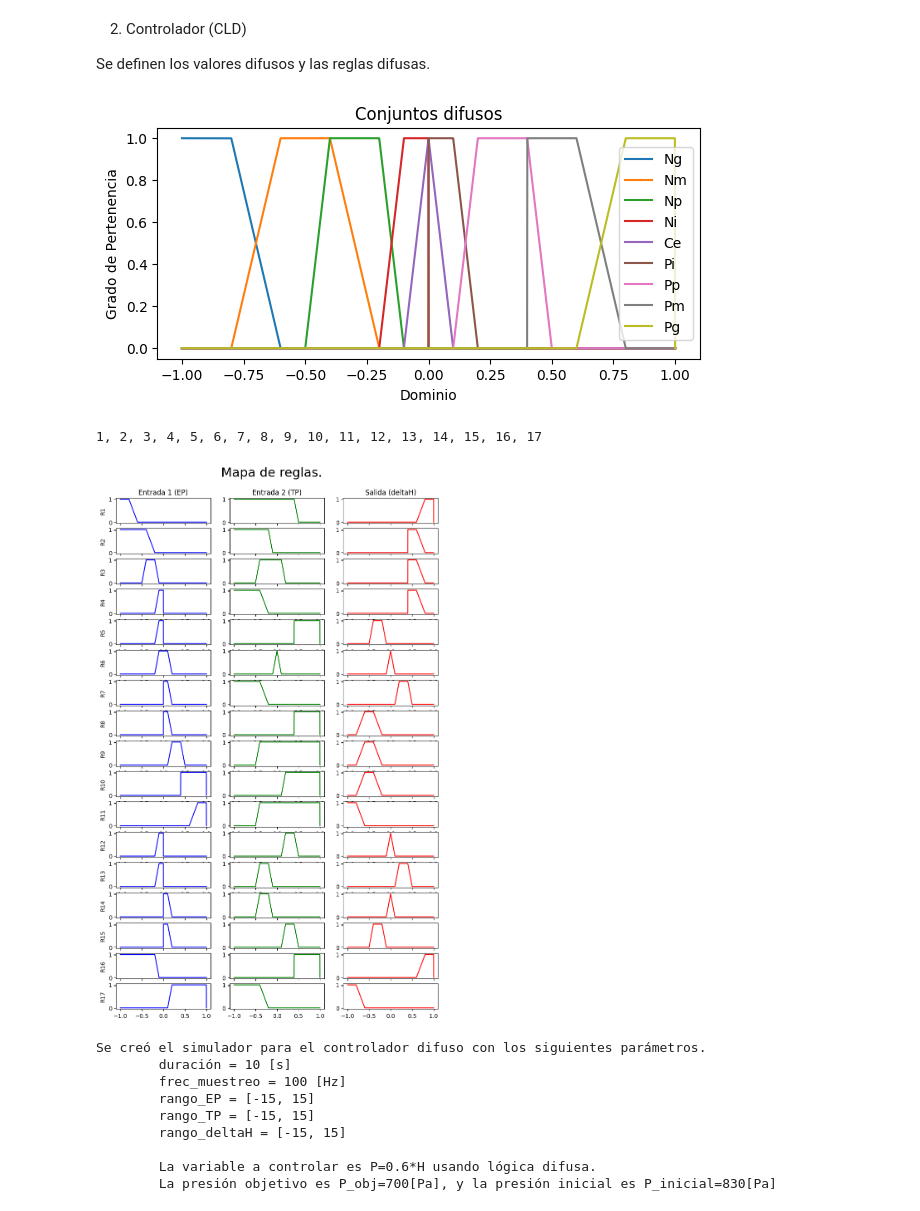
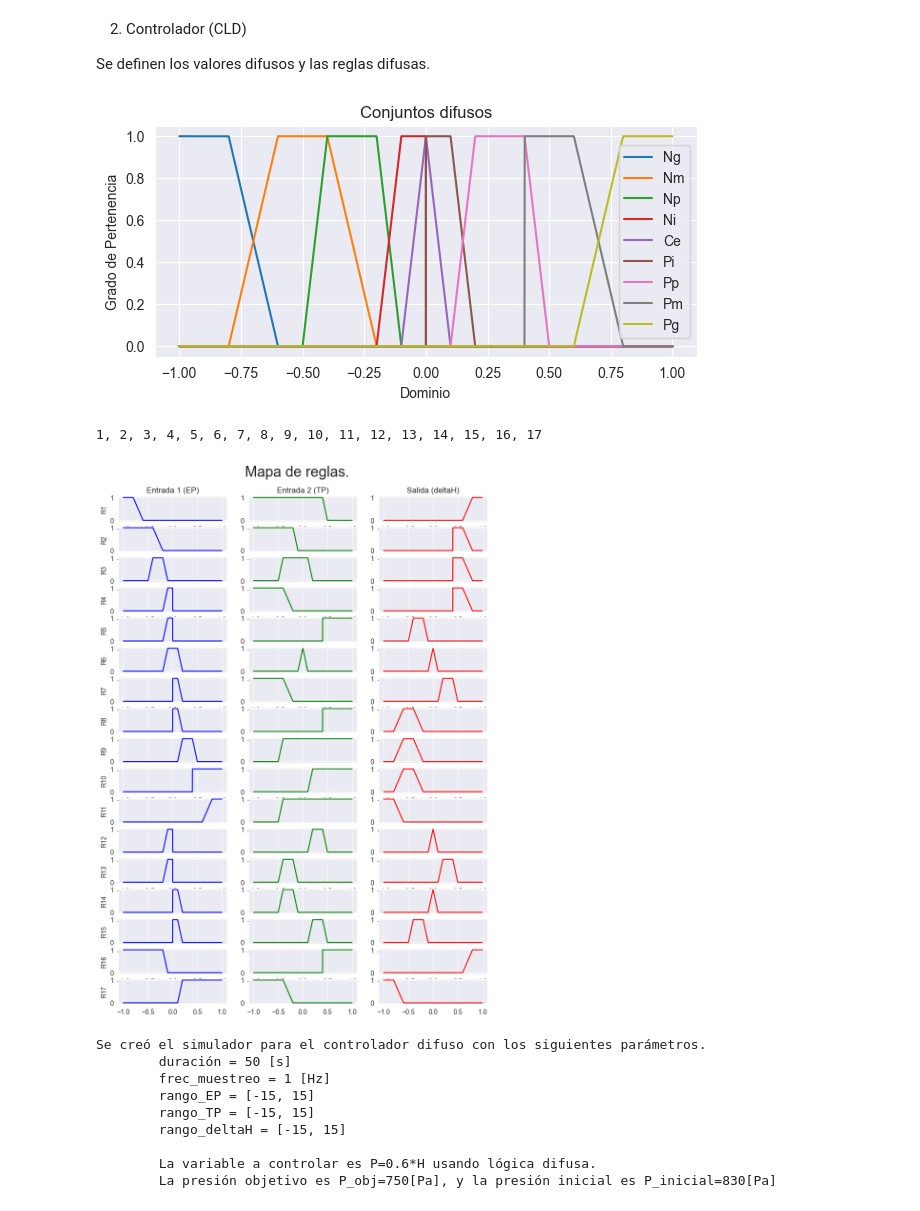
Before and after one commit to NicolasIsla/fuzzy-chainsaw, a Jupyter notebook: proyecto1.ipynb, the cells around one changed output. Drawn from its saved outputs; the diff is of its cells as text; code cells hidden in the pictures.

```diff
--- a/proyecto1.ipynb
+++ b/proyecto1.ipynb
@@ -1,6 +1,9 @@
 # %%
 import numpy as np
 import matplotlib.pyplot as plt
+import pandas as pd
+import seaborn as sns
+sns.set_style("darkgrid")
 from utils.fuzzy_utils import de_A, u_A
 from Simulacion import Simulacion_CLD
 # %% [markdown]
@@ -52,7 +55,7 @@ plt.ylabel("Grado de Pertenencia")
 plt.legend()
 plt.show()
 # %% [output]
-[figure, old version]
+[figure, new version]
 # %%
 # Mapa de reglas en base a 2 variables difusas: EP y TP. Salida es deltaH.
 mapa_reglas = {}
@@ -113,34 +116,34 @@ print(len(mapa_reglas))
 # %%
 # Gráfico de reglas difusas
 dominio = np.linspace(-1, 1, 2000)
 grafico_conjunto = lambda C: np.array(list(map(lambda x: u_A(C, x), dominio)))
 
-fig, ax = plt.subplots(nrows=17, ncols=3, figsize=(10,15))
+fig, ax = plt.subplots(nrows=17, ncols=3, figsize=(10,13))
 for i, (A, B) in enumerate(mapa_reglas.keys()):
     ax[i, 0].set_ylabel(f"R{i+1}")
     ax[i, 0].plot(dominio, grafico_conjunto(A), color="b")
     ax[i, 1].plot(dominio, grafico_conjunto(B), color="g")
     ax[i, 2].plot(dominio, grafico_conjunto(mapa_reglas[(A, B)]), color="r")
 
 ax[0,0].set_title("Entrada 1 (EP)")
 ax[0,1].set_title("Entrada 2 (TP)")
 ax[0,2].set_title("Salida (deltaH)")
 
 plt.subplots_adjust(top=0.93)  # Parámetro que hace que se vea bien
-plt.suptitle("Mapa de reglas.", fontsize=22)
+plt.suptitle("Mapa de reglas", fontsize=22)
 
 plt.show()
 # %% [output]
-[figure, old version]
+[figure, new version]
 # %%
 # Se definen condiciones iniciales y restricciones para los valores difusos.
-T = 10  # (s) Tiempo de simulación
-fs = 100  # (Hz) frecuencia de muestreo de simulación
+T = 50  # (s) Tiempo de simulación
+fs = 1  # (Hz) frecuencia de muestreo de simulación
 rango_EP = [-15, 15]  # Rango de error de presión
 rango_TP = [-15, 15]  # Rango de tasa de error de presión
 rango_deltaH = [-15, 15]  # Rango de deltaH
 K = 0.6  # Constante P=K*H
-P_obj = 700  # (Pa) Presión objetivo
+P_obj = 750  # (Pa) Presión objetivo
 P_inicial = 830 # (Pa) Presión inicial
 metodo_desdifusion = "CG"
 
@@ -149,12 +152,12 @@ CLD = Simulacion_CLD(T, fs, mapa_reglas, rango_EP, rango_TP, rango_deltaH,
                      K, P_obj, P_inicial, metodo_desdifusion)
 # %% [output]
 Se creó el simulador para el controlador difuso con los siguientes parámetros.
-        duración = 10 [s]
-        frec_muestreo = 100 [Hz]
+        duración = 50 [s]
+        frec_muestreo = 1 [Hz]
         rango_EP = [-15, 15]
         rango_TP = [-15, 15]
         rango_deltaH = [-15, 15]
 
         La variable a controlar es P=0.6*H usando lógica difusa.
-        La presión objetivo es P_obj=700[Pa], y la presión inicial es P_inicial=830[Pa]
+        La presión objetivo es P_obj=750[Pa], y la presión inicial es P_inicial=830[Pa]
 # %%
```
Also changed, not shown: parts of 5 cells of this notebook, 3 other files.
